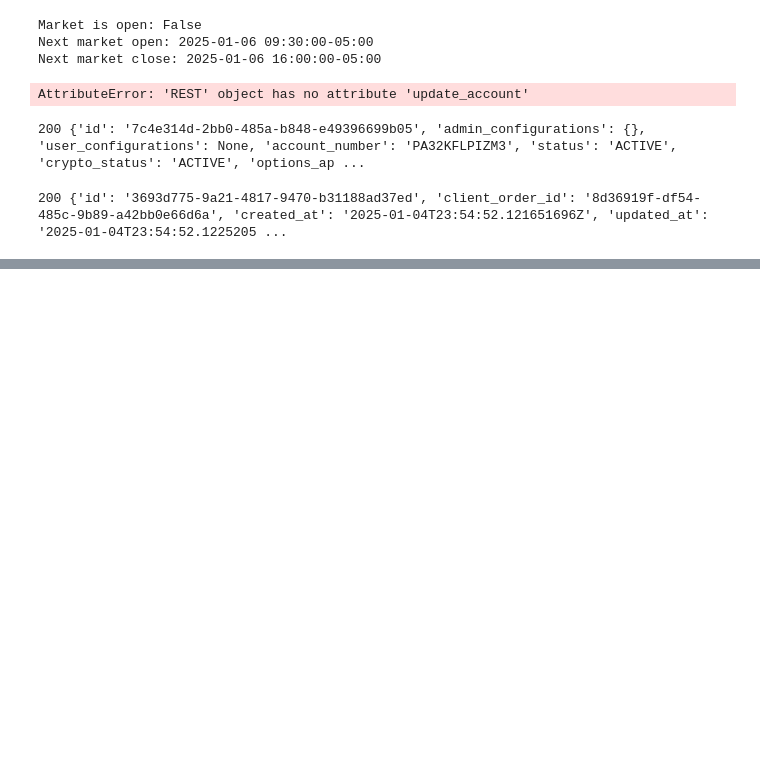
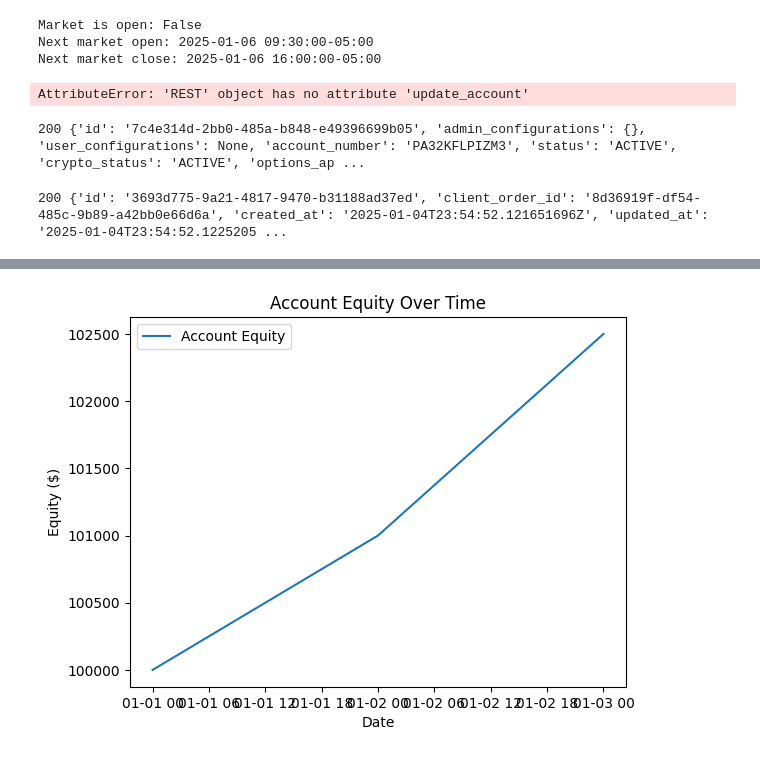
Before and after one commit to ol-webb/bird_traders, a Jupyter notebook: nb2.ipynb, the cells around one changed output, grey strips where cells are left out. Cells and saved outputs as stored; diff of their text form; code cells hidden in the pictures; blank space fills up the shorter version.

```diff
--- a/nb2.ipynb
+++ b/nb2.ipynb
@@ -119,0 +179,18 @@ print(response.status_code, response.json())
+# %%
+# Example DataFrame for account equity (you'll need to collect equity values over time)
+equity_data = {
+    'timestamp': ['2025-01-01', '2025-01-02', '2025-01-03'],  # Example dates
+    'equity': [100000, 101000, 102500]  # Example equity values
+}
+equity_df = pd.DataFrame(equity_data)
+equity_df['timestamp'] = pd.to_datetime(equity_df['timestamp'])
+
+# Plot equity over time
+plt.plot(equity_df['timestamp'], equity_df['equity'], label='Account Equity')
+plt.xlabel('Date')
+plt.ylabel('Equity ($)')
+plt.title('Account Equity Over Time')
+plt.legend()
+plt.show()
+# %% [output]
+[figure, added]
```
Also changed, not shown: parts of 5 cells of this notebook, 6 other files.
